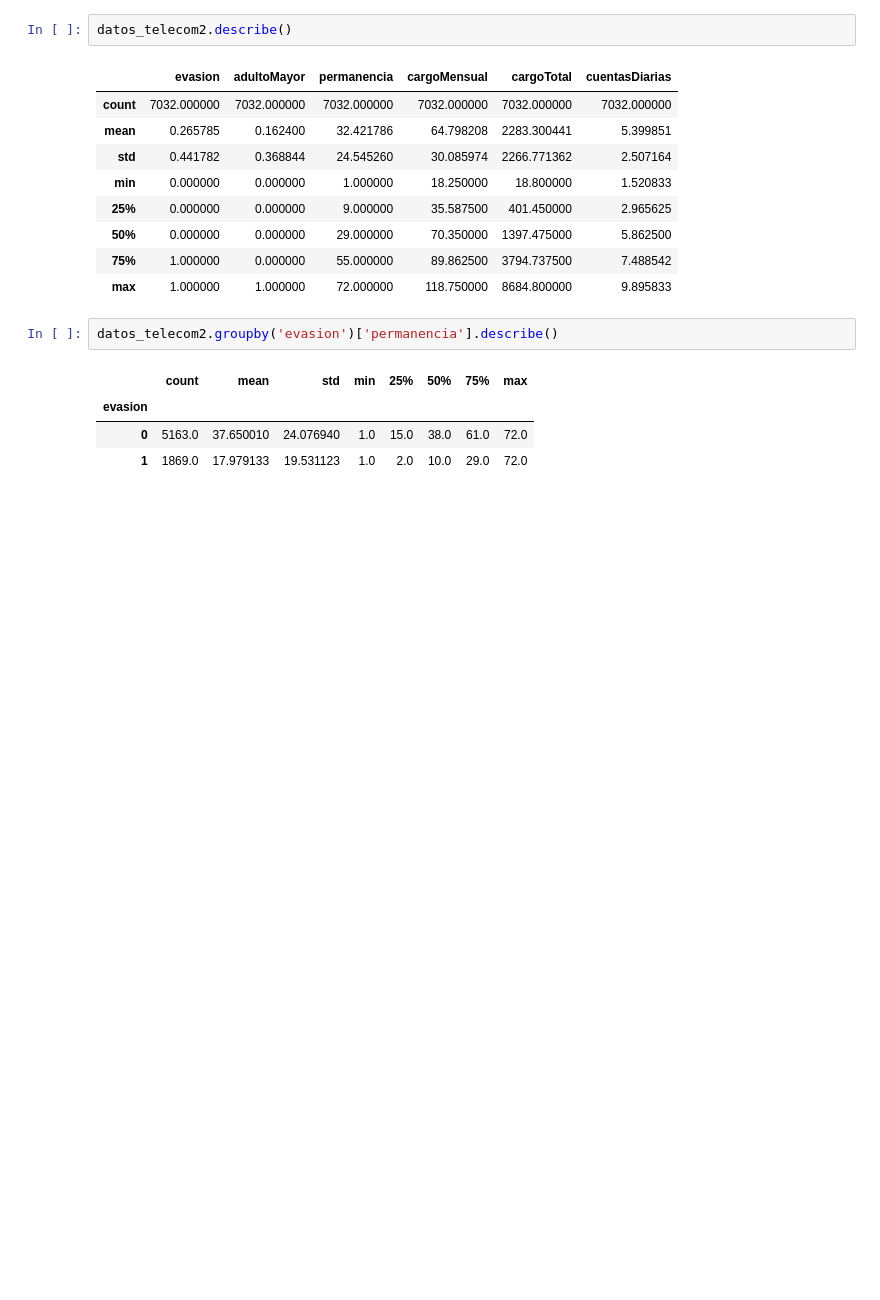
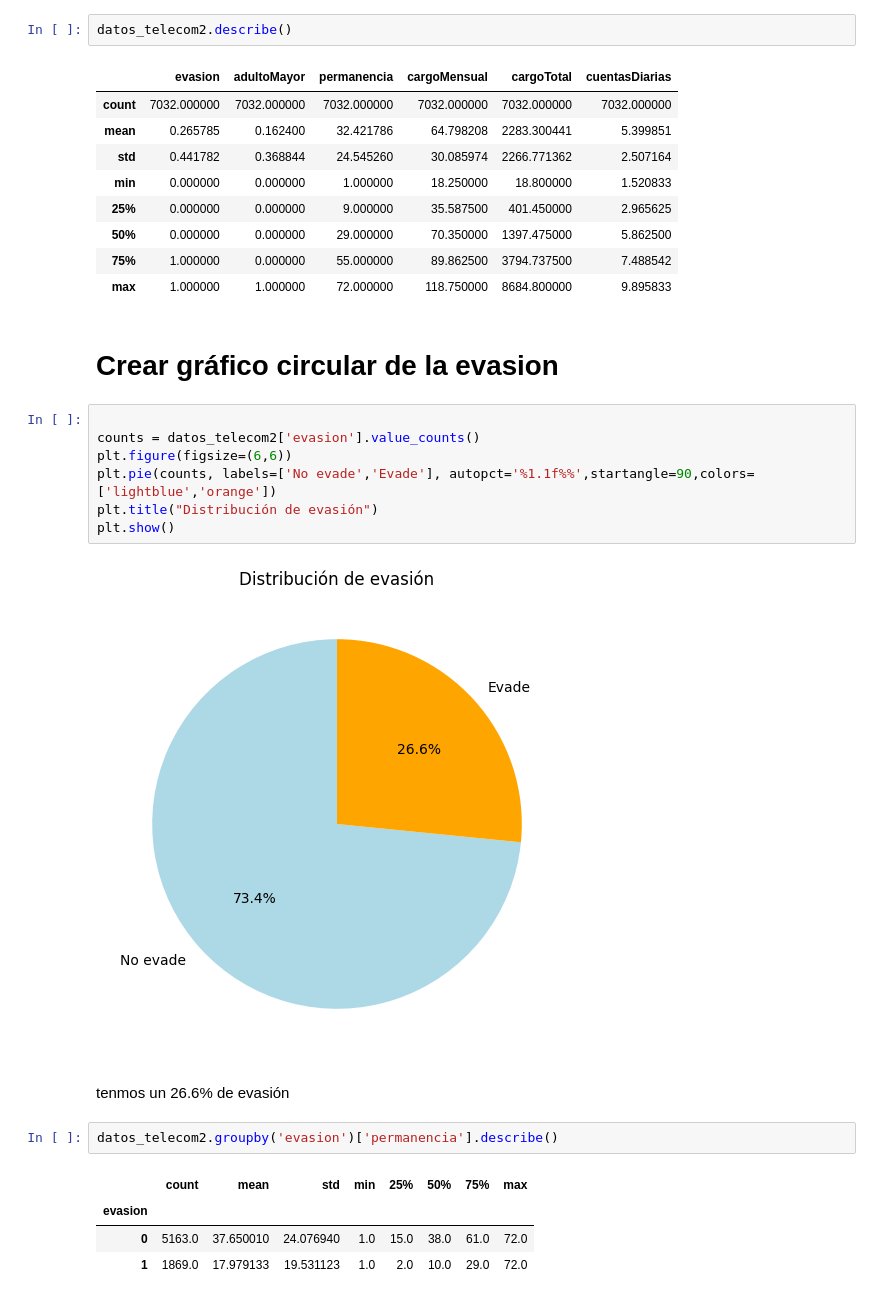
Before and after one commit to taniagoa/Segundo-challenge-CD-Telecom, a Jupyter notebook: segundo_challenge_Telecom.ipynb, the cells around one changed output. Drawn from its saved outputs; the diff is of its cells as text; blank space fills up the shorter version.

```diff
--- a/segundo_challenge_Telecom.ipynb
+++ b/segundo_challenge_Telecom.ipynb
@@ -232,6 +232,19 @@ datos_telecom2.describe()
 | 50% | 0.000000 | 0.000000 | 29.000000 | 70.350000 | 1397.475000 | 5.862500 |
 | 75% | 1.000000 | 0.000000 | 55.000000 | 89.862500 | 3794.737500 | 7.488542 |
 | max | 1.000000 | 1.000000 | 72.000000 | 118.750000 | 8684.800000 | 9.895833 |
+# %% [markdown]
+# Crear gráfico circular de la evasion
+# %%
+
+counts = datos_telecom2['evasion'].value_counts()
+plt.figure(figsize=(6,6))
+plt.pie(counts, labels=['No evade','Evade'], autopct='%1.1f%%',startangle=90,colors=['lightblue','orange'])
+plt.title("Distribución de evasión")
+plt.show()
+# %% [output]
+[figure, added]
+# %% [markdown]
+tenmos un 26.6% de evasión
 # %%
 datos_telecom2.groupby('evasion')['permanencia'].describe()
 # %% [output]
```
Also changed, not shown: parts of 24 cells of this notebook.
